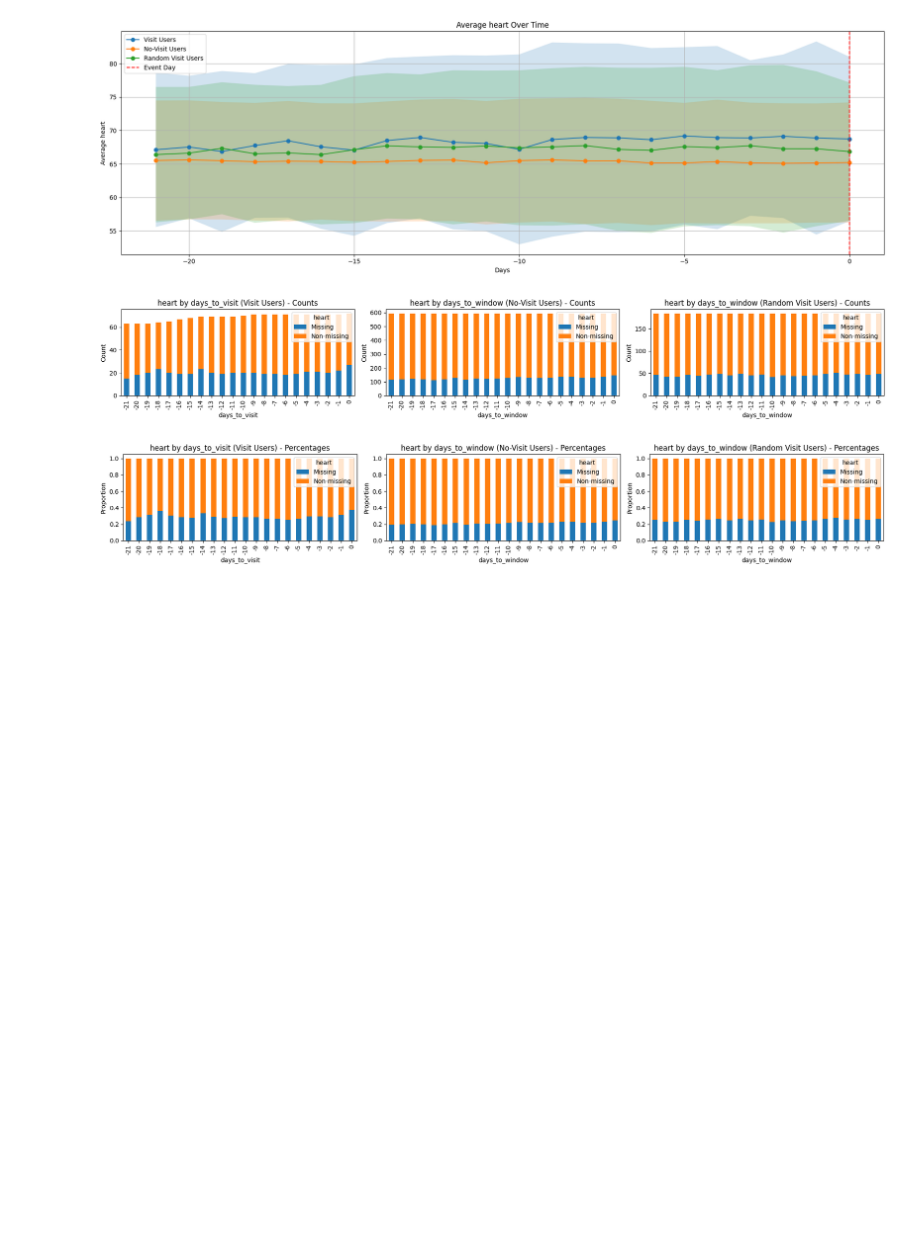
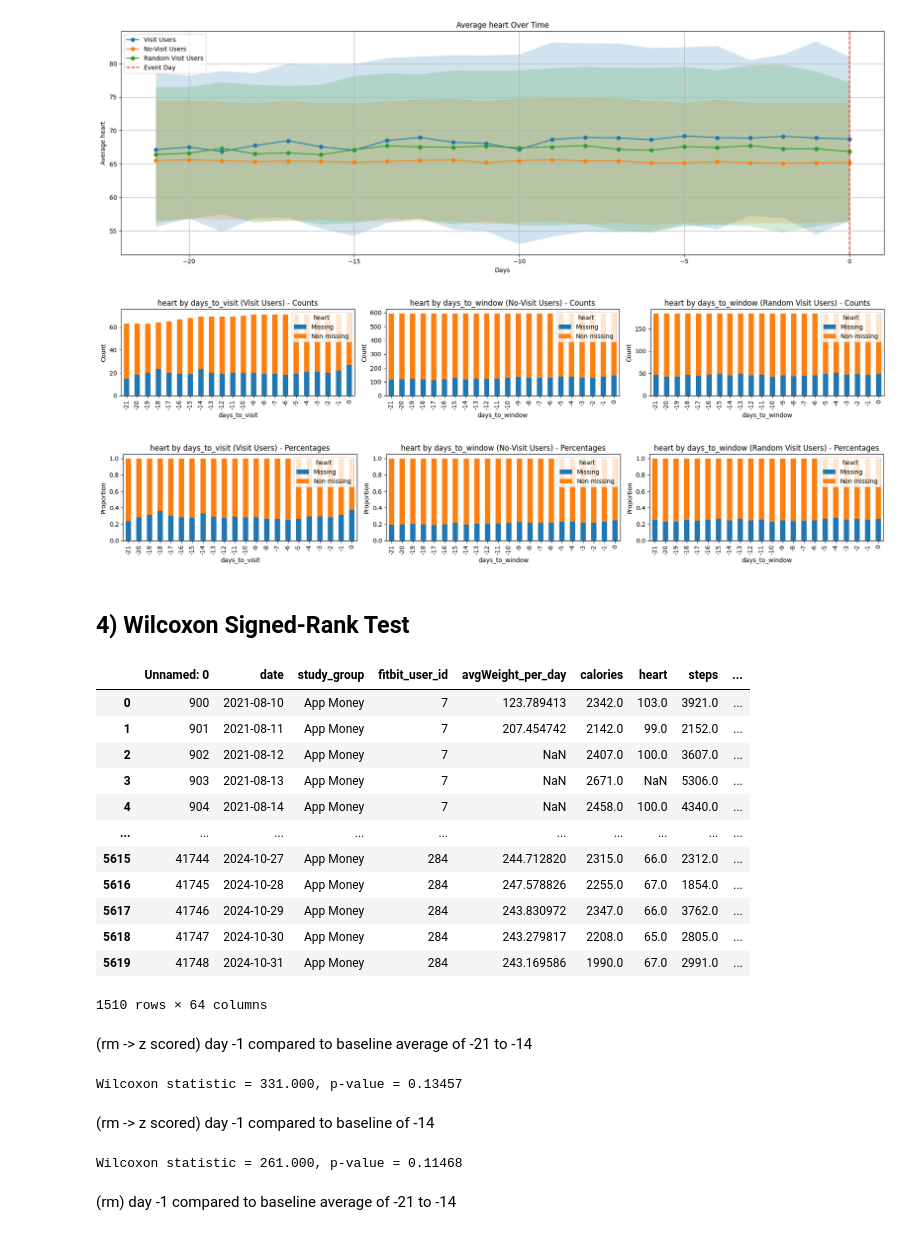
Before and after one commit to jhdaws/mhealth_classification, a Jupyter notebook: data_exploration/rolling_mean.ipynb, the cells around one changed output. Cells and saved outputs as stored; diff of their text form; code cells hidden in the pictures; blank space fills up the shorter version.

Commit message:
wilcoxon tests

```diff
--- a/data_exploration/rolling_mean.ipynb
+++ b/data_exploration/rolling_mean.ipynb
@@ -633,3 +634,69 @@ plot_feature_comparison_3(visit_3wk, no_visit_3wk, random_visit_3wk, 'heart', bi
 [figure]
 [figure]
 [figure]
+# %% [markdown]
+## 4) Wilcoxon Signed-Rank Test
+# %%
+visit_3wk
+# %% [output]
+|  | Unnamed: 0 | date | study_group | fitbit_user_id | avgWeight_per_day | calories | heart | steps | ... |
+| 0 | 900 | 2021-08-10 | App Money | 7 | 123.789413 | 2342.0 | 103.0 | 3921.0 | ... |
+| 1 | 901 | 2021-08-11 | App Money | 7 | 207.454742 | 2142.0 | 99.0 | 2152.0 | ... |
+| 2 | 902 | 2021-08-12 | App Money | 7 | NaN | 2407.0 | 100.0 | 3607.0 | ... |
+| 3 | 903 | 2021-08-13 | App Money | 7 | NaN | 2671.0 | NaN | 5306.0 | ... |
+| 4 | 904 | 2021-08-14 | App Money | 7 | NaN | 2458.0 | 100.0 | 4340.0 | ... |
+| ... | ... | ... | ... | ... | ... | ... | ... | ... | ... |
+| 5615 | 41744 | 2024-10-27 | App Money | 284 | 244.712820 | 2315.0 | 66.0 | 2312.0 | ... |
+| 5616 | 41745 | 2024-10-28 | App Money | 284 | 247.578826 | 2255.0 | 67.0 | 1854.0 | ... |
+| 5617 | 41746 | 2024-10-29 | App Money | 284 | 243.830972 | 2347.0 | 66.0 | 3762.0 | ... |
+| 5618 | 41747 | 2024-10-30 | App Money | 284 | 243.279817 | 2208.0 | 65.0 | 2805.0 | ... |
+| 5619 | 41748 | 2024-10-31 | App Money | 284 | 243.169586 | 1990.0 | 67.0 | 2991.0 | ... |
+1510 rows × 64 columns
+# %% [markdown]
+(rm -> z scored) day -1 compared to baseline average of -21 to -14
+# %%
+# Get day -1 values (pre-visit)
+day_neg1 = visit_3wk[visit_3wk['days_to_visit'] == -1][['sequence_id', 'heart_rm_z']].rename(columns={'heart_rm_z': 'visit_val'})
+
+# Get baseline: average of days -21 to -14
+baseline = (
+    visit_3wk[visit_3wk['days_to_visit'].between(-21, -14)]
+    .groupby('sequence_id')['heart_rm_z']
+    .mean()
+    .reset_index()
+    .rename(columns={'heart_rm_z': 'baseline_val'})
+)
+
+# Merge to get paired values per user
+paired = pd.merge(day_neg1, baseline, on='sequence_id').dropna()
+paired['visit_val'] = pd.to_numeric(paired['visit_val'], errors='coerce')
+paired['baseline_val'] = pd.to_numeric(paired['baseline_val'], errors='coerce')
+paired = paired.dropna(subset=['visit_val', 'baseline_val'])
+
+# Wilcoxon test
+stat, p_value = wilcoxon(paired['visit_val'], paired['baseline_val'])
+print(f"Wilcoxon statistic = {stat:.3f}, p-value = {p_value:.5f}")
+# %% [output]
+Wilcoxon statistic = 331.000, p-value = 0.13457
+# %% [markdown]
+(rm -> z scored) day -1 compared to baseline of -14
+# %%
+# Get day -1 values (pre-visit)
+day_neg1 = visit_3wk[visit_3wk['days_to_visit'] == -1][['sequence_id', 'heart_rm_z']].rename(columns={'heart_rm_z': 'visit_val'})
+
+# Get baseline: average of days -21 to -14
+baseline = visit_3wk[visit_3wk['days_to_visit'] == -14][['sequence_id', 'heart_rm_z']].rename(columns={'heart_rm_z': 'baseline_val'})
+
+# Merge to get paired values per user
+paired = pd.merge(day_neg1, baseline, on='sequence_id').dropna()
+paired['visit_val'] = pd.to_numeric(paired['visit_val'], errors='coerce')
+paired['baseline_val'] = pd.to_numeric(paired['baseline_val'], errors='coerce')
+paired = paired.dropna(subset=['visit_val', 'baseline_val'])
+
+# Wilcoxon test
+stat, p_value = wilcoxon(paired['visit_val'], paired['baseline_val'])
+print(f"Wilcoxon statistic = {stat:.3f}, p-value = {p_value:.5f}")
+# %% [output]
+Wilcoxon statistic = 261.000, p-value = 0.11468
+# %% [markdown]
+(rm) day -1 compared to baseline average of -21 to -14
```
Also changed, not shown: parts of 8 cells of this notebook.
